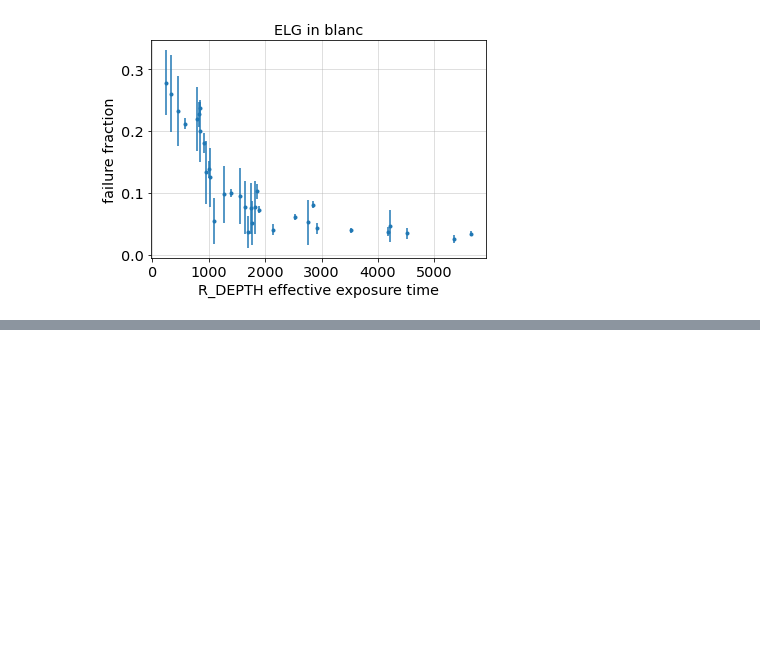
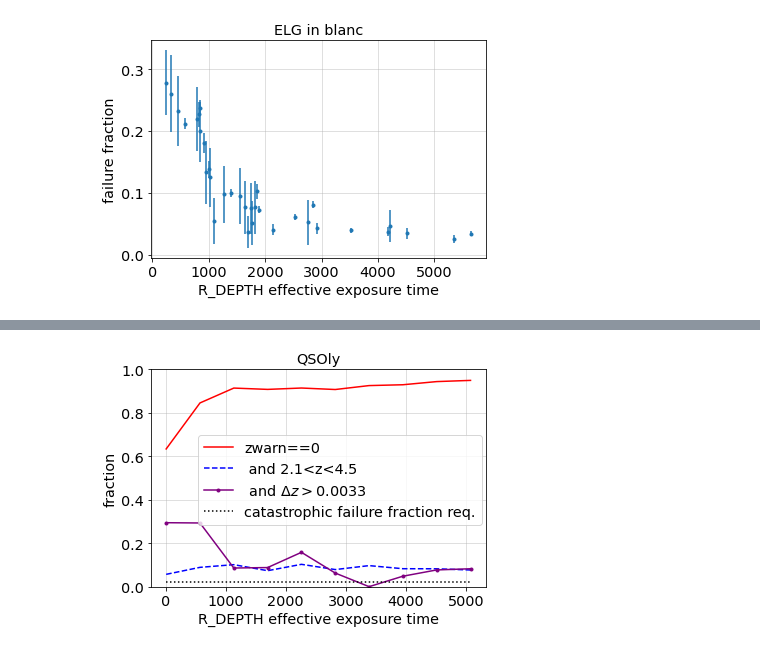
Before and after one commit to desihub/LSS, a Jupyter notebook: Sandbox/use_zcat.ipynb, the cells around one changed output, grey strips where cells are left out. Drawn from its saved outputs; the diff is of its cells as text; code cells hidden in the pictures; blank space fills up the shorter version.

```diff
--- a/Sandbox/use_zcat.ipynb
+++ b/Sandbox/use_zcat.ipynb
@@ -94,0 +124,4 @@ number, fraction of failures, fraction of failures with zwarn==0
+# %%
+evalSR.effvsdepth(tf,'QSOly',nbin=10,lplace=(.12,.25))
+# %% [output]
+[figure, added]
```
Also changed, not shown: parts of 12 cells of this notebook.
